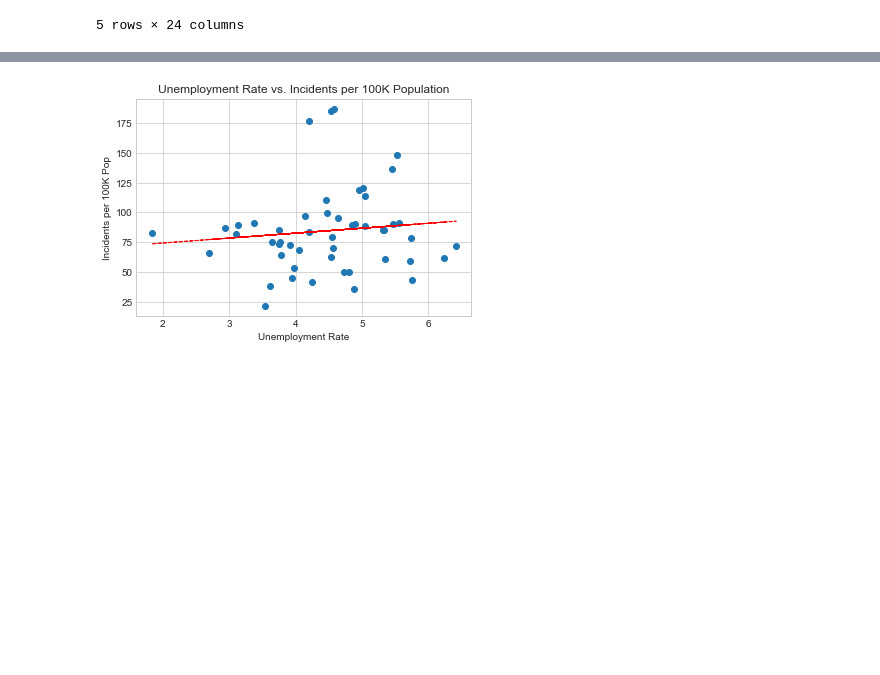
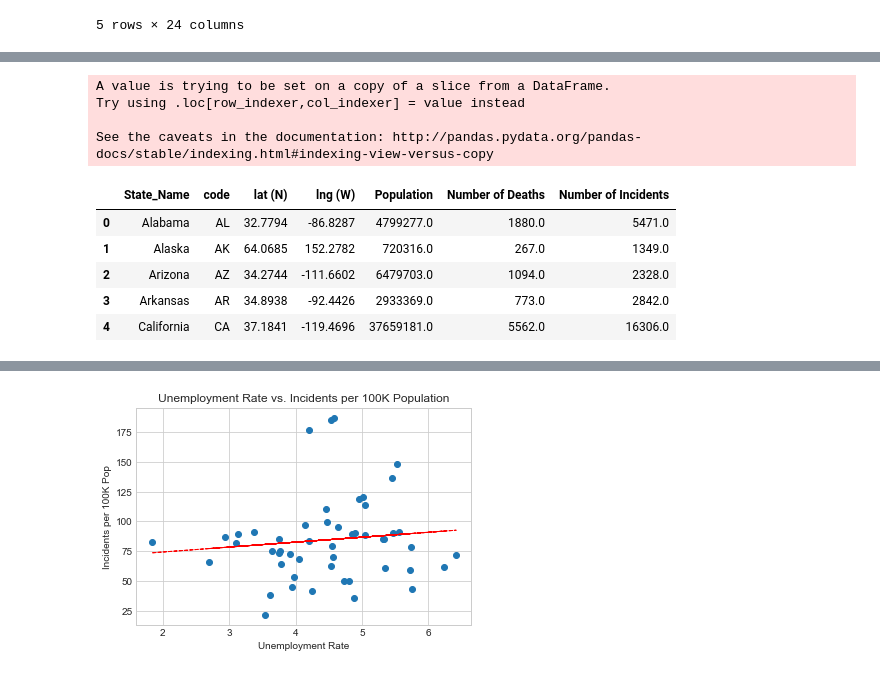
Before and after one commit to summergernon/gun_violence_analysis, a Jupyter notebook: Project_1_SG.ipynb, the cells around one changed output, grey strips where cells are left out. Saved outputs shown, nothing was run; the diff lists cells and outputs as text; code cells hidden in the pictures; blank space fills up the shorter version.

```diff
--- a/Project_1_SG.ipynb
+++ b/Project_1_SG.ipynb
@@ -609,5 +762,5 @@ gun_df.columns
 # %%
 
 # Using .rename(columns={}) in order to rename columns# Using .
-renamed_gun_df = gun_df.rename(columns={"lawtotal":"Number_of_Laws", "gun death rate (rank)":"Rank_Number_Death", "gun death rate (rank per 100k)": "Rank_Number_Death_per_100k","total_spending":"Education_Investment", "gun law strengh (rank)":"Rank_Law_Strenght", "tota_expenditure":"Mental_Health_Investment"})
+renamed_gun_df = gun_final.rename(columns={"lawtotal":"Number_of_Laws", "gun death rate (rank)":"Rank_Number_Death", "gun death rate (rank per 100k)": "Rank_Number_Death_per_100k","total_spending":"Education_Investment", "gun law strengh (rank)":"Rank_Law_Strenght", "tota_expenditure":"Mental_Health_Investment"})
 renamed_gun_df.columns
@@ -614,13 +777,31 @@ renamed_gun_df.columns
+# %%
+# Drop DC because we don't have enough information for it
+one_renamed = renamed_gun_df[renamed_gun_df.State_Name !='District of Columbia']
+# %%
+# Drop Puerto Rico because we don't have enough information for it
+two_renamed = one_renamed[one_renamed.State_Name !='Puerto Rico']
 # %%
-renamed_gun_df['code']='AL', 'AK', 'AZ', 'AR', 'CA', 'CO', 'CT', 'DE', 'FL', 'GA', 'HI', 'ID', 'IL', 'IN', 'IA', 'KS', 'KY', 'LA', 'ME', 'MD', 'MA', 'MI', 'MN', 'MS', 'MO', 'MT', 'NE', 'NV', 'NH', 'NJ', 'NM', 'NY', 'NC', 'ND', 'OH', 'OK', 'OR', 'PA', 'RI', 'SC', 'SD', 'TN', 'TX', 'UT', 'VT', 'VA', 'WA', 'WV', 'WI', 'WY'
-renamed_gun_df.head()
+two_renamed['code']='AL', 'AK', 'AZ', 'AR', 'CA', 'CO', 'CT', 'DE', 'FL', 'GA', 'HI', 'ID', 'IL', 'IN', 'IA', 'KS', 'KY', 'LA', 'ME', 'MD', 'MA', 'MI', 'MN', 'MS', 'MO', 'MT', 'NE', 'NV', 'NH', 'NJ', 'NM', 'NY', 'NC', 'ND', 'OH', 'OK', 'OR', 'PA', 'RI', 'SC', 'SD', 'TN', 'TX', 'UT', 'VT', 'VA', 'WA', 'WV', 'WI', 'WY'
+two_renamed.head()
 
 #Save full dataframe to csv
-renamed_gun_df.to_csv("Resources\gun_dataframe.csv")
+two_renamed.to_csv("Resources\gun_dataframe.csv")
+# %% [output]
+A value is trying to be set on a copy of a slice from a DataFrame.
+Try using .loc[row_indexer,col_indexer] = value instead
+
+See the caveats in the documentation: http://pandas.pydata.org/pandas-docs/stable/indexing.html#indexing-view-versus-copy
 # %%
 #Create smaller dataframe to use plot maps. Add Normalized Values to df
-plotly_gun_df = renamed_gun_df[['State_Name', 'code', 'lat (N)', 'lng (W)','Population', 'Number of Deaths', 'Number of Incidents']]
+plotly_gun_df = two_renamed[['State_Name', 'code', 'lat (N)', 'lng (W)','Population', 'Number of Deaths', 'Number of Incidents']]
 plotly_gun_df.head()
+# %% [output]
+|  | State_Name | code | lat (N) | lng (W) | Population | Number of Deaths | Number of Incidents |
+| 0 | Alabama | AL | 32.7794 | -86.8287 | 4799277.0 | 1880.0 | 5471.0 |
+| 1 | Alaska | AK | 64.0685 | 152.2782 | 720316.0 | 267.0 | 1349.0 |
+| 2 | Arizona | AZ | 34.2744 | -111.6602 | 6479703.0 | 1094.0 | 2328.0 |
+| 3 | Arkansas | AR | 34.8938 | -92.4426 | 2933369.0 | 773.0 | 2842.0 |
+| 4 | California | CA | 37.1841 | -119.4696 | 37659181.0 | 5562.0 | 16306.0 |
 # %%
 normalized_death = round(plotly_gun_df['Number of Deaths']/plotly_gun_df['Population']*100000,2)
 normalized_death.head()
```
Also changed, not shown: parts of 42 cells of this notebook.
